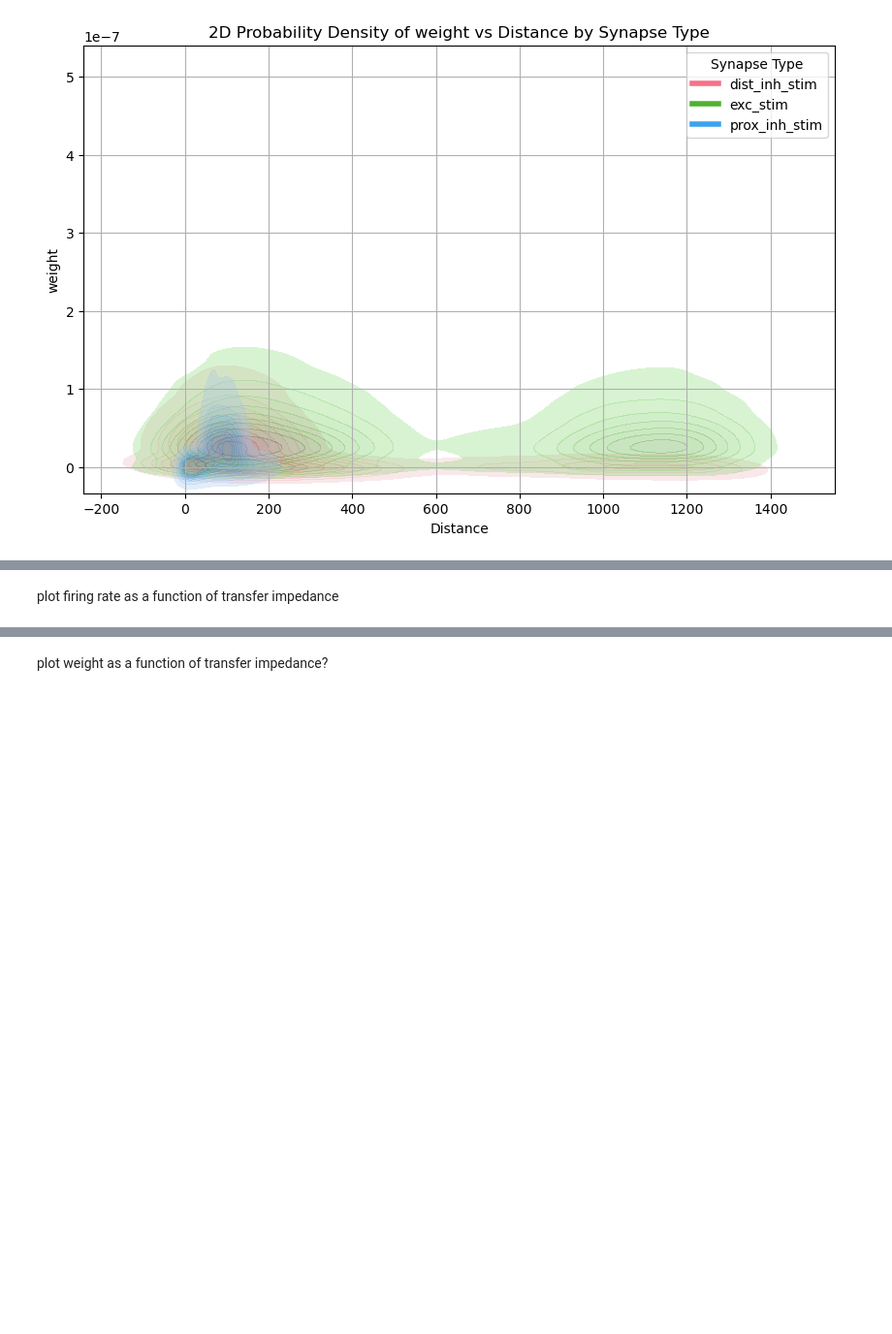
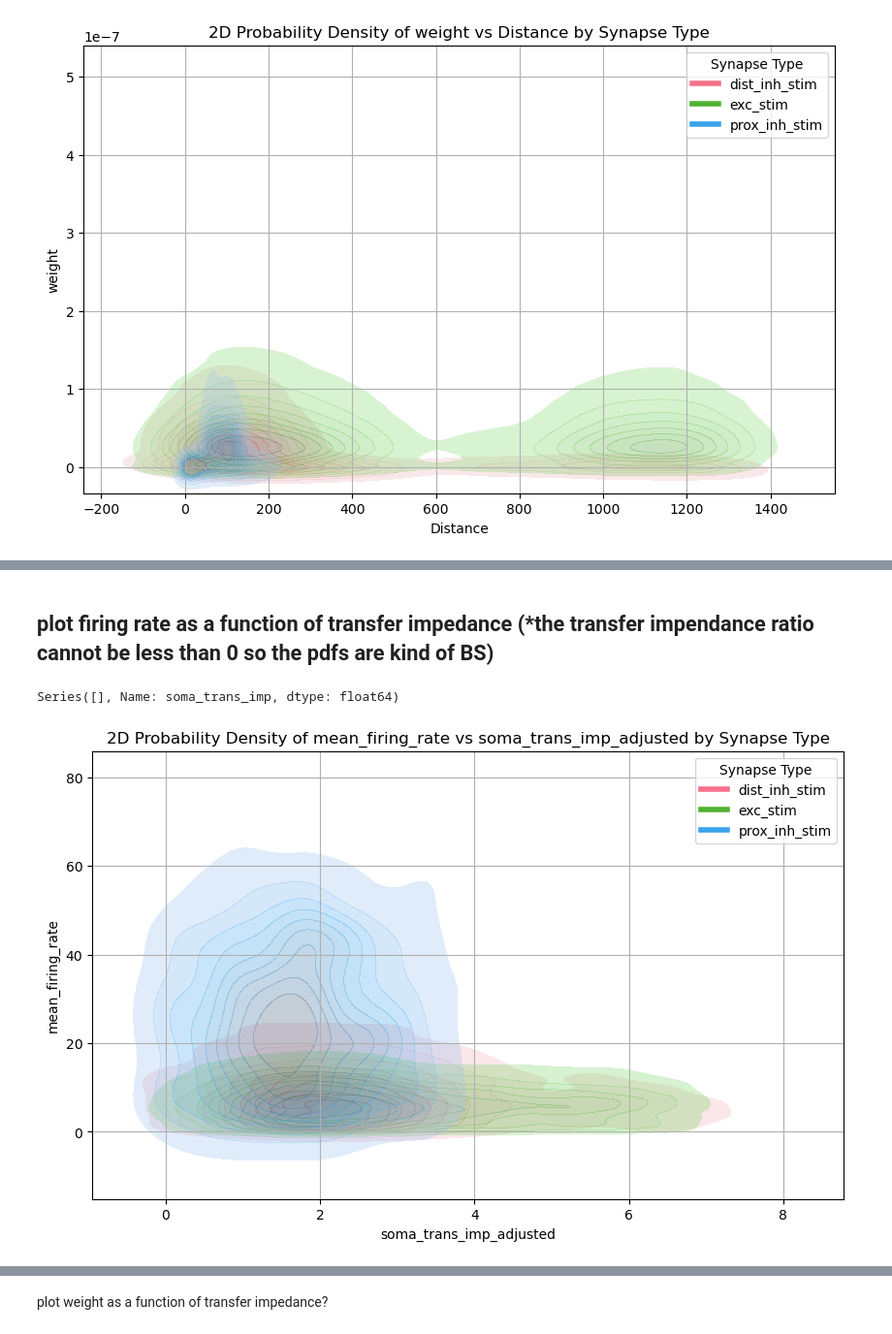
Before and after one commit to davidfague/Neural-Modeling, a Jupyter notebook: notebooks/synapse_distribution.ipynb, the cells around one changed output, grey strips where cells are left out. Shown at 97% size. Drawn from its saved outputs; the diff is of its cells as text; code cells hidden in the pictures; blank space fills up the shorter version.

```diff
--- a/notebooks/synapse_distribution.ipynb
+++ b/notebooks/synapse_distribution.ipynb
@@ -402,2 +511,10 @@ plot_2d_pdf_by_group(x_var='Distance', y_var='weight', syn_data_grouped_by_type=
 # %% [markdown]
-plot firing rate as a function of transfer impedance
+## plot firing rate as a function of transfer impedance (*the transfer impendance ratio cannot be less than 0 so the pdfs are kind of BS)
+# %%
+syn_data['soma_trans_imp'][syn_data['soma_trans_imp'] < 0]
+# %% [output]
+Series([], Name: soma_trans_imp, dtype: float64)
+# %%
+plot_2d_pdf_by_group(x_var='soma_trans_imp_adjusted', y_var='mean_firing_rate', syn_data_grouped_by_type=bens_syn_data_grouped_by_type)
+# %% [output]
+[figure, added]
```
Also changed, not shown: parts of 36 cells of this notebook.
